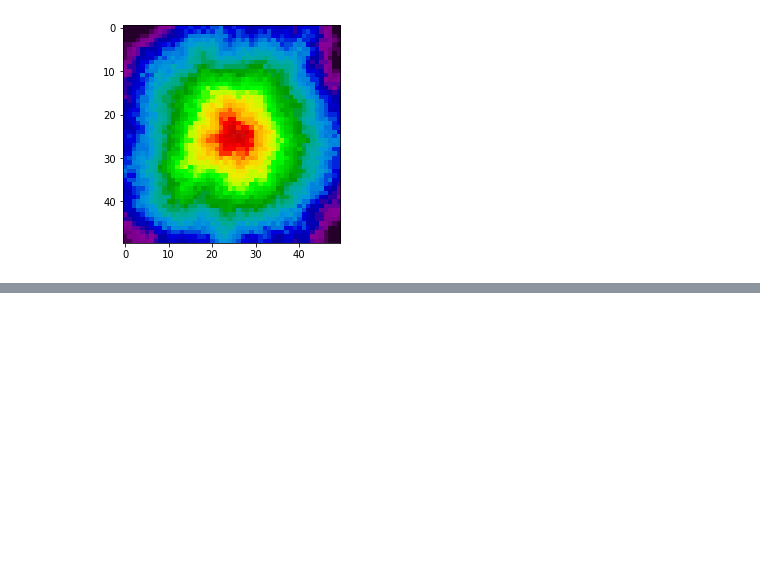
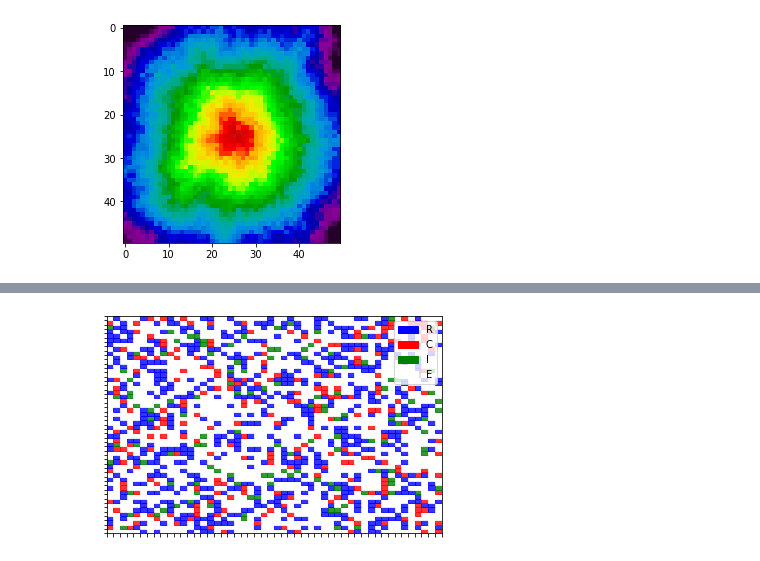
Before and after one commit to kuj24824/Complex_Systems, a Jupyter notebook: Code/BaseCityplanner_Tijn.ipynb, the cells around one changed output, grey strips where cells are left out. Saved outputs shown, nothing was run; the diff lists cells and outputs as text; code cells hidden in the pictures; blank space fills up the shorter version.

```diff
--- a/Code/BaseCityplanner_Tijn.ipynb
+++ b/Code/BaseCityplanner_Tijn.ipynb
@@ -95,0 +157,48 @@ array([[[0., 1.],
+# %%
+# Set the size of the city (number of blocks)
+city_size = (50, 50)
+
+# Set the proportions of different land uses
+land_use_probs = {
+    'residential': 0.25,
+    'commercial': 0.1,
+    'industrial': 0.05,
+    'empty': 0.6
+}
+
+# Create an empty grid for the city
+grid = np.empty(city_size, dtype=str)
+
+# Generate the starting grid
+for i in range(city_size[0]):
+    for j in range(city_size[1]):
+        land_use_type = np.random.choice(list(land_use_probs.keys()), p=list(land_use_probs.values()))
+        grid[i, j] = land_use_type[0].upper()  # Use the first character as the code
+
+# Set up colors for the land use types
+colors = {'R': 'blue', 'C': 'red', 'I': 'green', 'E': 'white'}
+
+# Create a figure and axis
+fig, ax = plt.subplots()
+
+# Plot the grid with different colors for each state
+for i in range(city_size[0]):
+    for j in range(city_size[1]):
+        ax.add_patch(plt.Rectangle((j, i), 1, 1, color=colors[grid[i, j]], alpha=0.8))
+
+# Set the axis limits and labels
+ax.set_xlim(0, city_size[1])
+ax.set_ylim(0, city_size[0])
+ax.set_xticks(np.arange(city_size[1] + 1))
+ax.set_yticks(np.arange(city_size[0] + 1))
+ax.set_xticklabels([])
+ax.set_yticklabels([])
+
+# Add a legend for the land use types
+legend_patches = [plt.Rectangle((0, 0), 1, 1, color=color) for color in colors.values()]
+ax.legend(legend_patches, colors.keys(), loc='upper right')
+
+# Show the plot
+plt.show()
+# %% [output]
+[figure, added]
```
Also changed, not shown: parts of 9 cells of this notebook.
